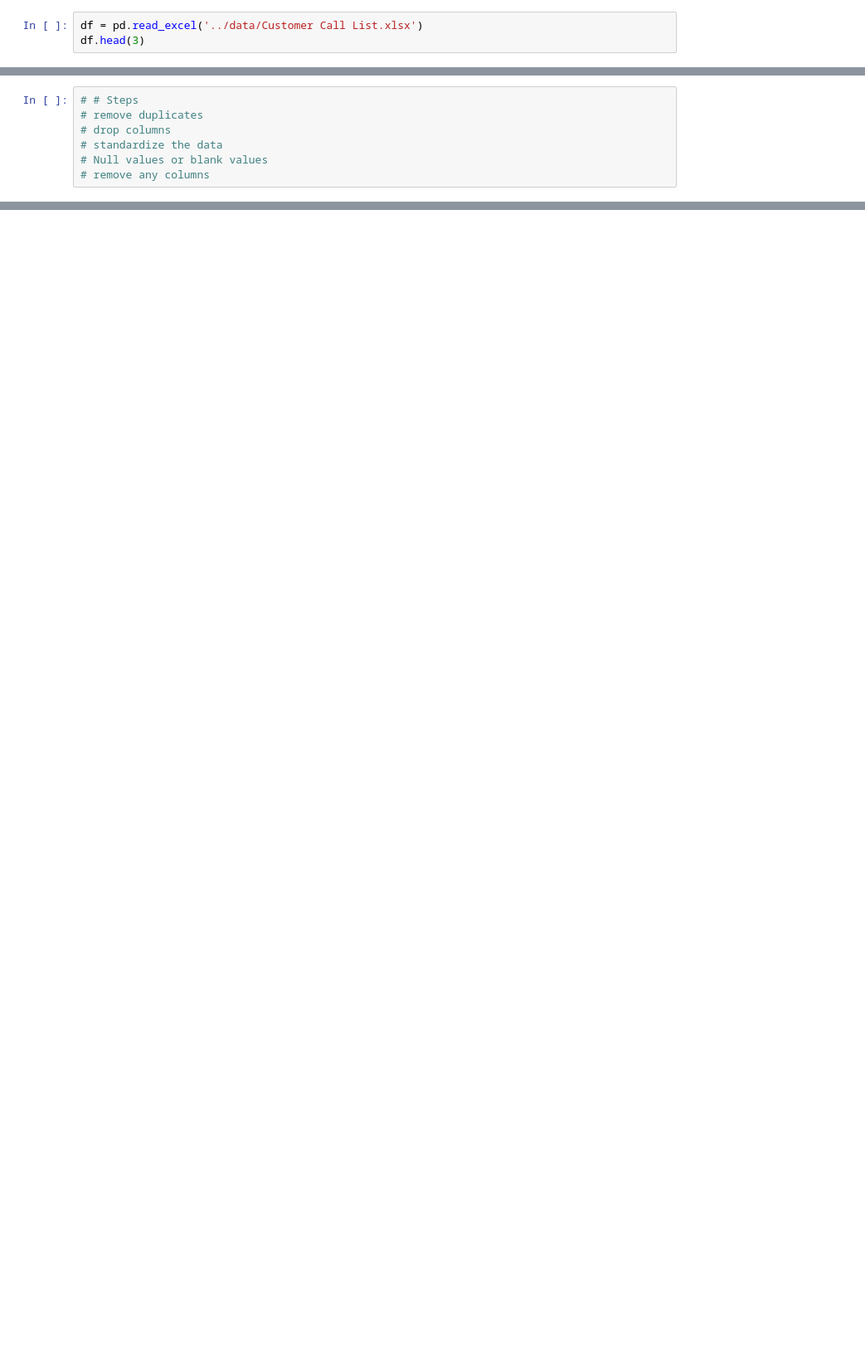
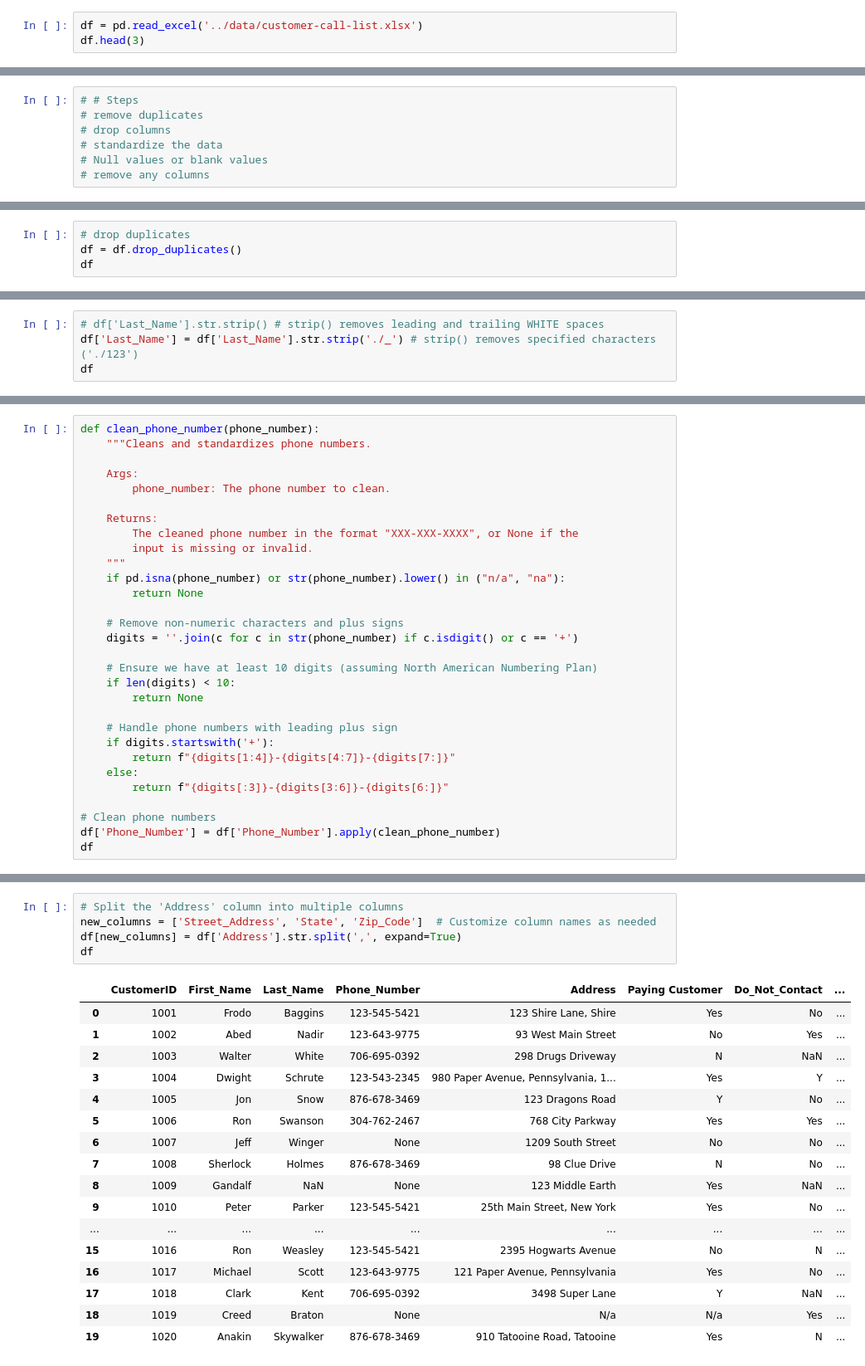
Before and after one commit to 2series/caesar-2series, a Jupyter notebook: notebooks/data_cleaning.ipynb, the cells around one changed output, grey strips where cells are left out. Shown at 83% size. Saved outputs shown, nothing was run; the diff lists cells and outputs as text; blank space fills up the shorter version.

```diff
--- a/notebooks/data_cleaning.ipynb
+++ b/notebooks/data_cleaning.ipynb
@@ -4,5 +7,5 @@ import re
 # %%
-df = pd.read_excel('../data/Customer Call List.xlsx')
+df = pd.read_excel('../data/customer-call-list.xlsx')
 df.head(3)
 # %% [output]
 |  | CustomerID | First_Name | Last_Name | Phone_Number | Address | Paying Customer | Do_Not_Contact | ... |
@@ -181,0 +88,4 @@ Name: Phone_Number, dtype: object
+# %%
+# drop duplicates
+df = df.drop_duplicates()
+df
@@ -181,0 +110,4 @@ Name: Phone_Number, dtype: object
+# %%
+# df['Last_Name'].str.strip() # strip() removes leading and trailing WHITE spaces
+df['Last_Name'] = df['Last_Name'].str.strip('./_') # strip() removes specified characters ('./123')
+df
@@ -181,0 +132,30 @@ Name: Phone_Number, dtype: object
+# %%
+def clean_phone_number(phone_number):
+    """Cleans and standardizes phone numbers.
+
+    Args:
+        phone_number: The phone number to clean.
+
+    Returns:
+        The cleaned phone number in the format "XXX-XXX-XXXX", or None if the
+        input is missing or invalid.
+    """
+    if pd.isna(phone_number) or str(phone_number).lower() in ("n/a", "na"):
+        return None
+
+    # Remove non-numeric characters and plus signs
+    digits = ''.join(c for c in str(phone_number) if c.isdigit() or c == '+')
+
+    # Ensure we have at least 10 digits (assuming North American Numbering Plan)
+    if len(digits) < 10:
+        return None
+
+    # Handle phone numbers with leading plus sign
+    if digits.startswith('+'):
+        return f"{digits[1:4]}-{digits[4:7]}-{digits[7:]}"
+    else:
+        return f"{digits[:3]}-{digits[3:6]}-{digits[6:]}"
+
+# Clean phone numbers
+df['Phone_Number'] = df['Phone_Number'].apply(clean_phone_number)
+df
@@ -181,0 +180,23 @@ Name: Phone_Number, dtype: object
+# %%
+# Split the 'Address' column into multiple columns
+new_columns = ['Street_Address', 'State', 'Zip_Code']  # Customize column names as needed
+df[new_columns] = df['Address'].str.split(',', expand=True)
+df
+# %% [output]
+|  | CustomerID | First_Name | Last_Name | Phone_Number | Address | Paying Customer | Do_Not_Contact | ... |
+| 0 | 1001 | Frodo | Baggins | 123-545-5421 | 123 Shire Lane, Shire | Yes | No | ... |
+| 1 | 1002 | Abed | Nadir | 123-643-9775 | 93 West Main Street | No | Yes | ... |
+| 2 | 1003 | Walter | White | 706-695-0392 | 298 Drugs Driveway | N | NaN | ... |
+| 3 | 1004 | Dwight | Schrute | 123-543-2345 | 980 Paper Avenue, Pennsylvania, 1... | Yes | Y | ... |
+| 4 | 1005 | Jon | Snow | 876-678-3469 | 123 Dragons Road | Y | No | ... |
+| 5 | 1006 | Ron | Swanson | 304-762-2467 | 768 City Parkway | Yes | Yes | ... |
+| 6 | 1007 | Jeff | Winger | None | 1209 South Street | No | No | ... |
+| 7 | 1008 | Sherlock | Holmes | 876-678-3469 | 98 Clue Drive | N | No | ... |
+| 8 | 1009 | Gandalf | NaN | None | 123 Middle Earth | Yes | NaN | ... |
+| 9 | 1010 | Peter | Parker | 123-545-5421 | 25th Main Street, New York | Yes | No | ... |
+| ... | ... | ... | ... | ... | ... | ... | ... | ... |
+| 15 | 1016 | Ron | Weasley | 123-545-5421 | 2395 Hogwarts Avenue | No | N | ... |
+| 16 | 1017 | Michael | Scott | 123-643-9775 | 121 Paper Avenue, Pennsylvania | Yes | No | ... |
+| 17 | 1018 | Clark | Kent | 706-695-0392 | 3498 Super Lane | Y | NaN | ... |
+| 18 | 1019 | Creed | Braton | None | N/a | N/a | Yes | ... |
+| 19 | 1020 | Anakin | Skywalker | 876-678-3469 | 910 Tatooine Road, Tatooine | Yes | N | ... |
```
Also changed, not shown: parts of 20 cells of this notebook, 1 other file.
